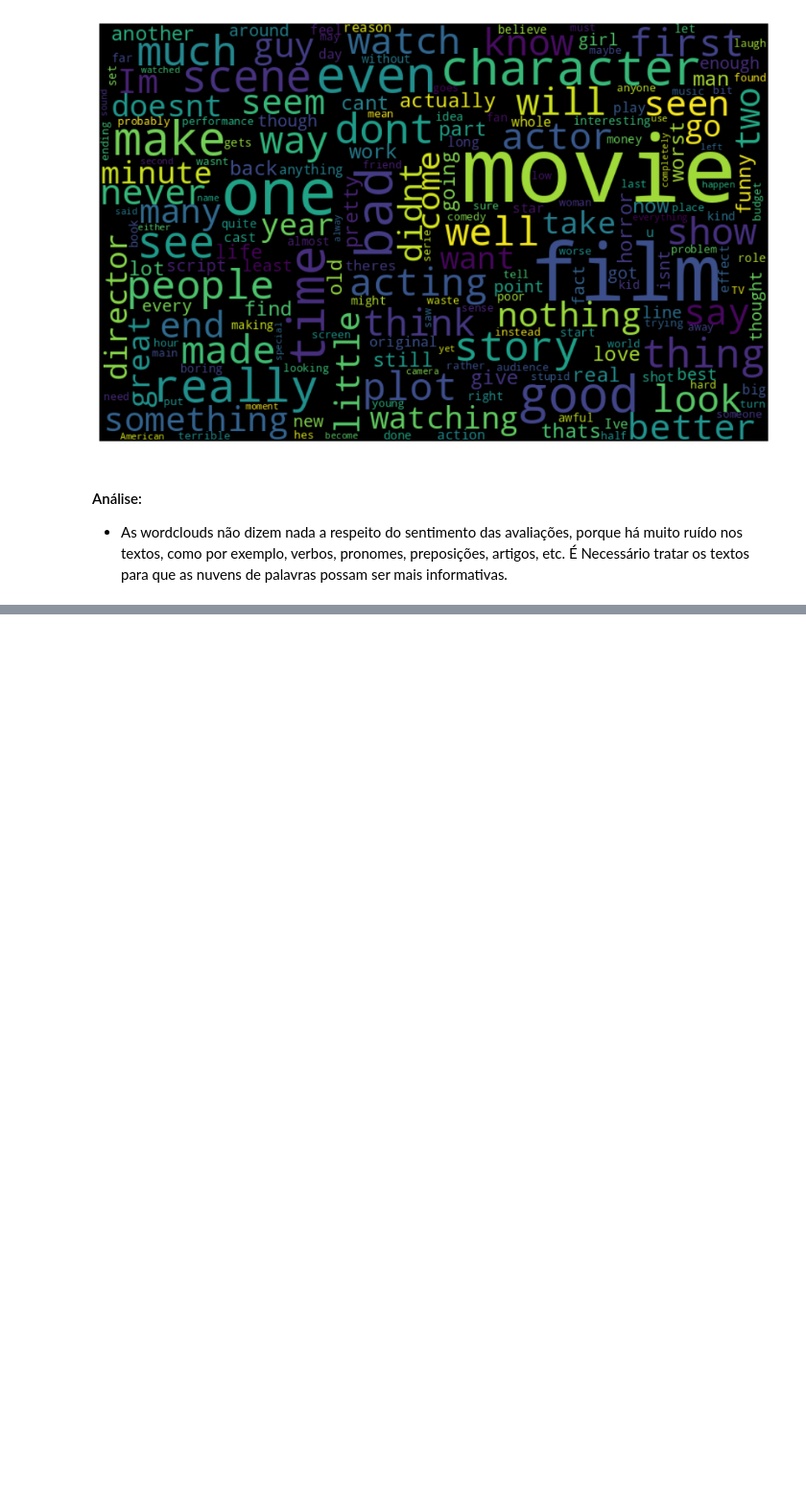
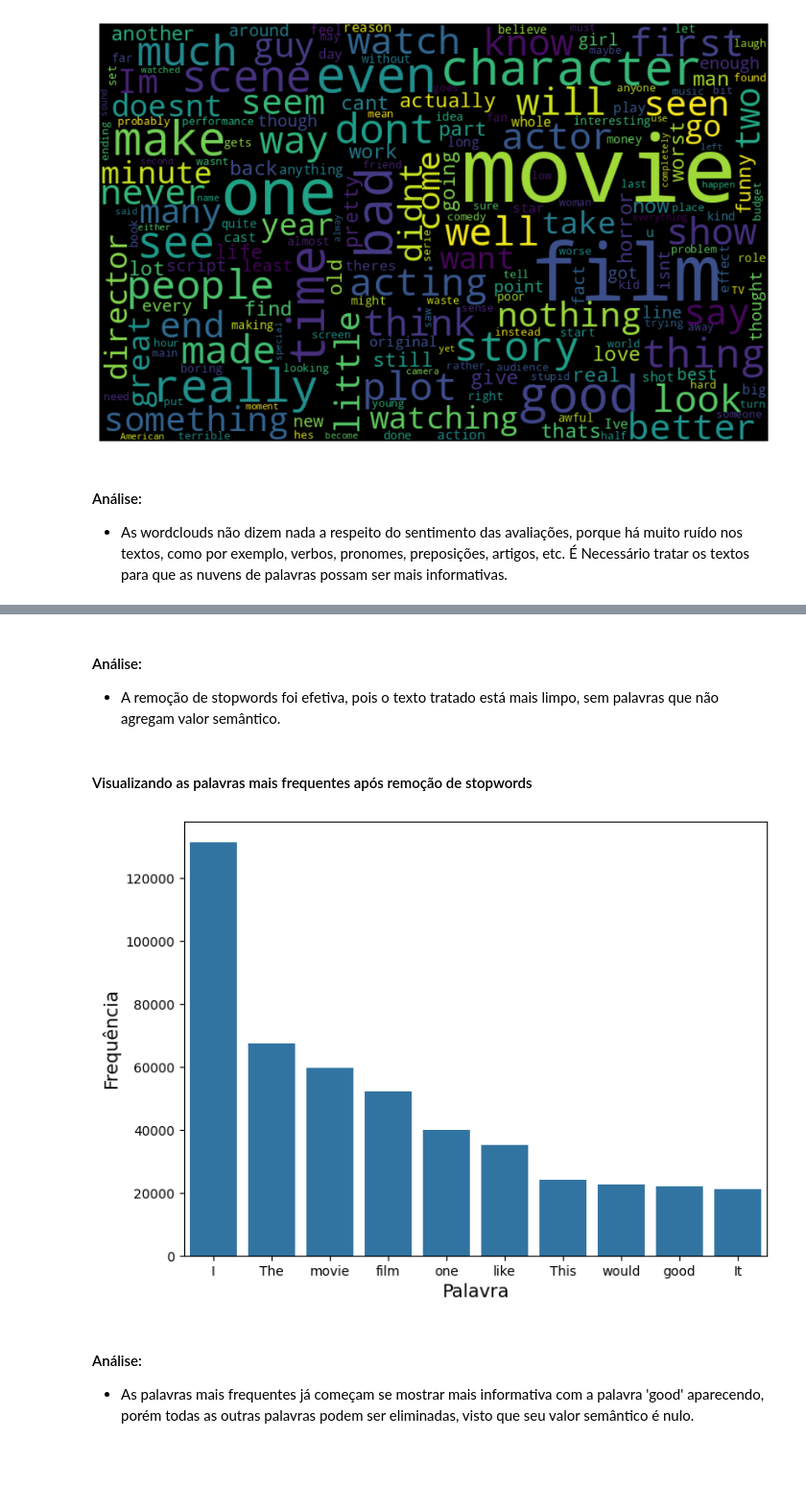
Before and after one commit to guialbquerque/AnaliseDeSentimentosIMDB, a Jupyter notebook: notebooks/preprocessing/data_pre_processing.ipynb, the cells around one changed output, grey strips where cells are left out. Shown at 96% size. Drawn from its saved outputs; the diff is of its cells as text; code cells hidden in the pictures; blank space fills up the shorter version.

Commit message:
Tokenize corpus and removing stop words. Visualizing most frequent words

```diff
--- a/notebooks/preprocessing/data_pre_processing.ipynb
+++ b/notebooks/preprocessing/data_pre_processing.ipynb
@@ -58,0 +115,2 @@ negative_words_cloud(df, 'Reviews')
+# %%
+df['Treatment1'] = remove_stop_words(df, 'Reviews')
@@ -58,0 +161,15 @@ negative_words_cloud(df, 'Reviews')
+# %% [markdown]
+#### Análise:
+
+- A remoção de stopwords foi efetiva, pois o texto tratado está mais limpo, sem palavras que não agregam valor semântico.
+# %% [markdown]
+#### Visualizando as palavras mais frequentes após remoção de stopwords
+# %%
+plot_word_frequencies(df, 'Treatment1', 10)
+# %% [output]
+[figure, added]
+# %% [markdown]
+#### Análise:
+- As palavras mais frequentes já começam se mostrar mais informativa com a palavra 'good' aparecendo, porém todas as outras palavras podem ser eliminadas, visto que seu valor semântico é nulo.
+# %% [markdown]
+####
```
Also changed, not shown: parts of 17 cells of this notebook.
